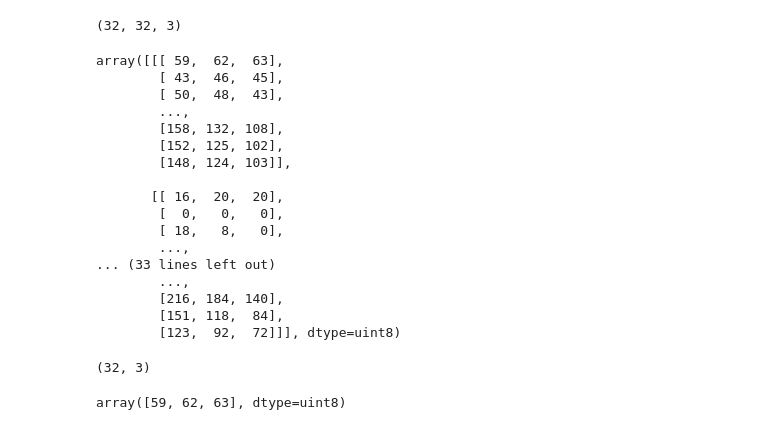
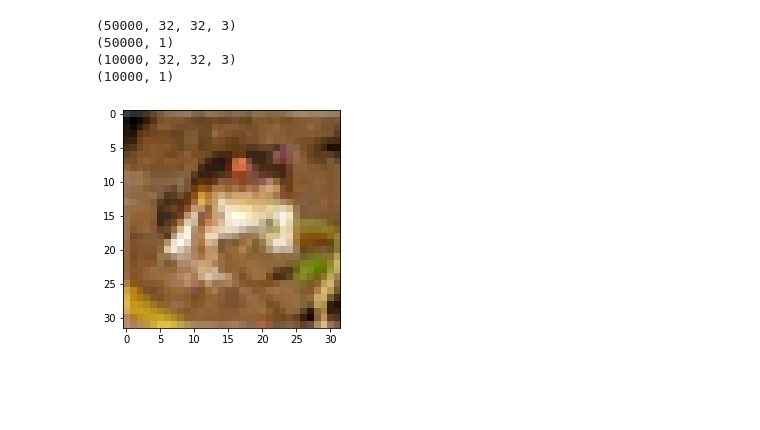
Before and after one commit to mrkaurelius/nag, a Jupyter notebook: notebook/dataset_exp.ipynb, the cells around one changed output. Saved outputs shown, nothing was run; the diff lists cells and outputs as text; code cells hidden in the pictures; blank space fills up the shorter version.

```diff
--- a/notebook/dataset_exp.ipynb
+++ b/notebook/dataset_exp.ipynb
@@ -22,33 +13,16 @@ Using TensorFlow backend.
 # %%
 (trainX, trainY), (testX, testY) = cifar10.load_data()
-# %%
-image = trainX[0]
-print(image.shape)
-image[...,:3]
-# %% [output]
-(32, 32, 3)
-array([[[ 59,  62,  63],
-        [ 43,  46,  45],
-        [ 50,  48,  43],
-        ...,
-        [158, 132, 108],
-        [152, 125, 102],
-        [148, 124, 103]],
-
-       [[ 16,  20,  20],
-        [  0,   0,   0],
-        [ 18,   8,   0],
-        ...,
-... (33 lines left out)
-        ...,
-        [216, 184, 140],
-        [151, 118,  84],
-        [123,  92,  72]]], dtype=uint8)
 # %%
-print(image.shape)
-
-i = image[0]
-i
+print(trainX.shape)
+print(trainY.shape)
+print(testX.shape)
+print(testY.shape)
 # %% [output]
-(32, 3)
+(50000, 32, 32, 3)
+(50000, 1)
+(10000, 32, 32, 3)
+(10000, 1)
-array([59, 62, 63], dtype=uint8)
+# %%
+_ = plt.imshow(trainX[0], cmap=plt.cm.binary)
+# %% [output]
+[figure, added]
```
Also changed, not shown: parts of 6 cells of this notebook, 5 other files.
